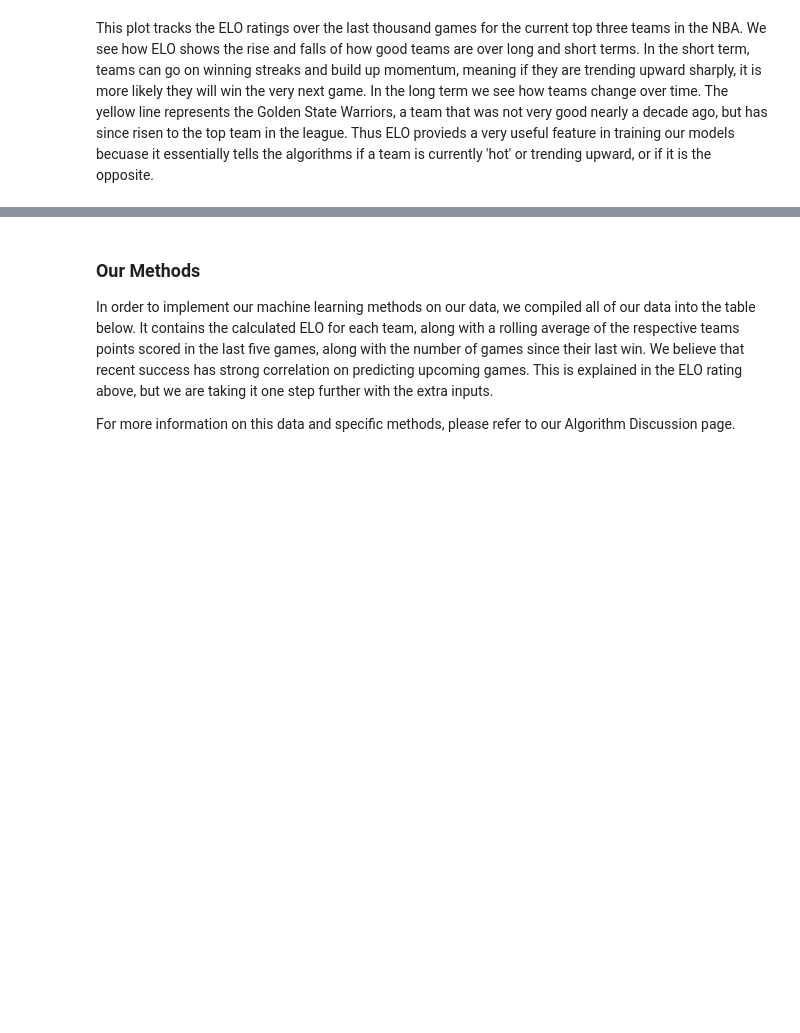
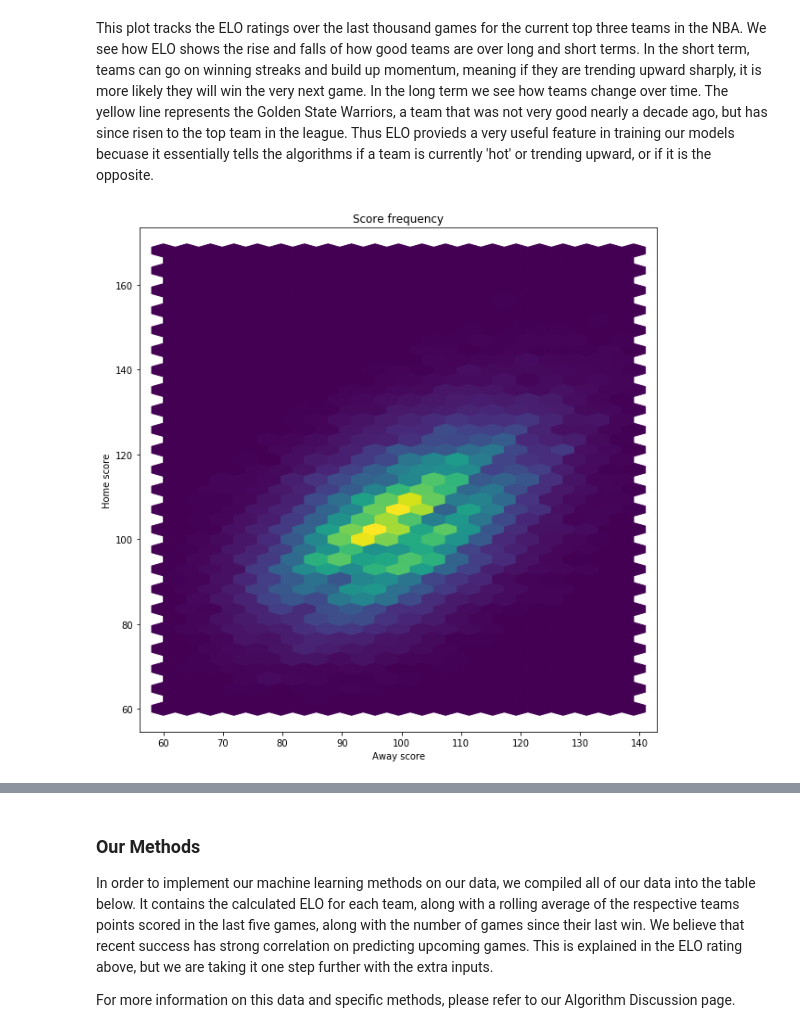
Before and after one commit to a-morr/nbacme, a Jupyter notebook: Final.ipynb, the cells around one changed output, grey strips where cells are left out. Cells and saved outputs as stored; diff of their text form; code cells hidden in the pictures; blank space fills up the shorter version.

```diff
--- a/Final.ipynb
+++ b/Final.ipynb
@@ -75,3 +75,15 @@ k.plot_Elo(['Rockets', 'Warriors', 'Spurs'], games=1000, window=45, order=5, fig
 [figure]
 # %% [markdown]
 This plot tracks the ELO ratings over the last thousand games for the current top three teams in the NBA. We see how ELO shows the rise and falls of how good teams are over long and short terms. In the short term, teams can go on winning streaks and build up momentum, meaning if they are trending upward sharply, it is more likely they will win the very next game. In the long term we see how teams change over time. The yellow line represents the Golden State Warriors, a team that was not very good nearly a decade ago, but has since risen to the top team in the league. Thus ELO provieds a very useful feature in training our models becuase it essentially tells the algorithms if a team is currently 'hot' or trending upward, or if it is the opposite.
+# %%
+filename = 'Algorithms_Data.csv'
+data = pd.read_csv(filename,index_col=None)
+data = data.query('pts >= 60 and pts < 140 and opp_pts >= 60 and pts < 140')
+plt.figure(figsize=(10,10))
+plt.hexbin(data['pts'],data['opp_pts'],gridsize=(20,23))
+plt.title('Score frequency')
+plt.xlabel('Away score')
+plt.ylabel('Home score')
+plt.show()
+# %% [output]
+[figure, added]
```
Also changed, not shown: parts of 5 cells of this notebook, 7 other files.
